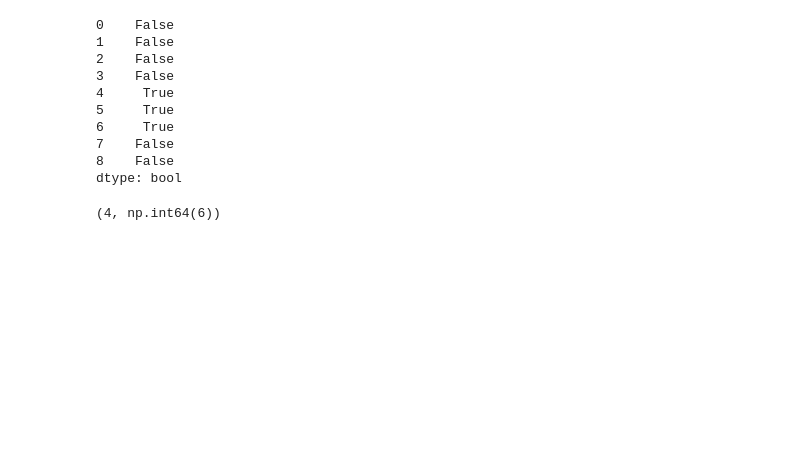
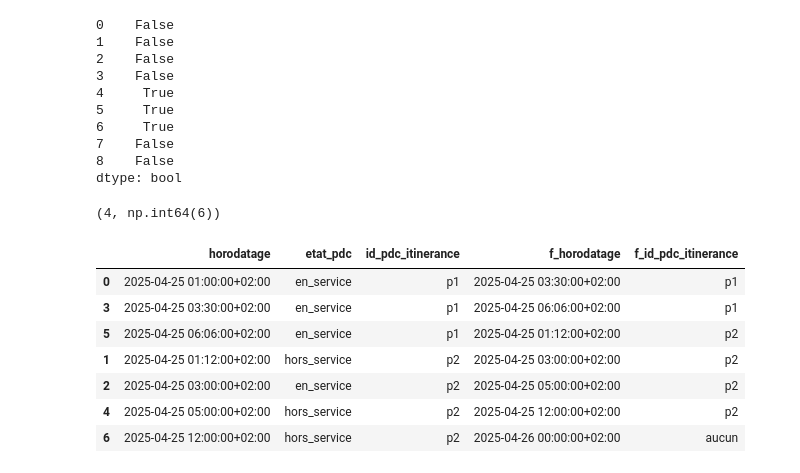
Before and after one commit to loco-labs/qualicharge-rtet, a Jupyter notebook: saturation/source/tests_saturation.ipynb, the cells around one changed output. Saved outputs shown, nothing was run; the diff lists cells and outputs as text; code cells hidden in the pictures; blank space fills up the shorter version.

```diff
--- a/saturation/source/tests_saturation.ipynb
+++ b/saturation/source/tests_saturation.ipynb
@@ -434,3 +447,61 @@ fin = debut + tailles[idx] - 1
 debut, fin
 # %% [output]
 (4, np.int64(6))
+# %%
+
+def decal(data, timestamp, samples_per_day):
+    samples = pd.date_range(
+        start=timestamp,
+        end=timestamp + pd.Timedelta(days=1),
+        periods=samples_per_day + 1,
+    )
+    periode = pd.DataFrame({"periode": samples[0:samples_per_day]})
+    state = data.sort_values(
+        by=["id_pdc_itinerance", "horodatage"]
+    )
+    state = state[(state["etat_pdc"] != "inconnu")]
+    state["f_horodatage"] = list(state["horodatage"])[1 : len(state)] + [
+        samples[samples_per_day]
+    ]
+    state["f_id_pdc_itinerance"] = list(state["id_pdc_itinerance"])[1 : len(state)] + [
+        "aucun"
+    ]
+    return state
+
+def decal2(data, timestamp, samples_per_day):
+    samples = pd.date_range(
+        start=timestamp,
+        end=timestamp + pd.Timedelta(days=1),
+        periods=samples_per_day + 1,
+    )
+    periode = pd.DataFrame({"periode": samples[0:samples_per_day]})
+    state = data.sort_values(
+        by=["id_pdc_itinerance", "horodatage"]
+    )
+    state = state[(state["etat_pdc"] != "inconnu")]
+    state["f_horodatage"] = state["horodatage"].shift(-1)
+    state.loc[state.index[-1], "f_horodatage"] = samples[samples_per_day]
+    state["f_id_pdc_itinerance"] = state["id_pdc_itinerance"].shift(-1)
+    state.loc[state.index[-1], "f_id_pdc_itinerance"] = "aucun"
+    return state
+
+echantillons = 24
+timestamp = pd.Timestamp('2025-04-25T00:00:00+02:00')
+valeurs = [1, 1.2, 3, 3.5, 5, 6.1, 12] # p1 : [1, 3.5, 6.1] p2 : [1.2, 3, 5, 12]
+
+test = pd.DataFrame( {'horodatage': [timestamp + pd.Timedelta(hours=val) for val in valeurs],
+                      'etat_pdc':['en_service', 'hors_service', 'en_service', 'en_service',
+                                  'hors_service', 'en_service', 'hors_service'],
+                      'id_pdc_itinerance': ['p1', 'p2', 'p2', 'p1', 'p2', 'p1', 'p2']})
+
+res = decal(test, timestamp, echantillons)
+res
+# %% [output]
+|  | horodatage | etat_pdc | id_pdc_itinerance | f_horodatage | f_id_pdc_itinerance |
+| 0 | 2025-04-25 01:00:00+02:00 | en_service | p1 | 2025-04-25 03:30:00+02:00 | p1 |
+| 3 | 2025-04-25 03:30:00+02:00 | en_service | p1 | 2025-04-25 06:06:00+02:00 | p1 |
+| 5 | 2025-04-25 06:06:00+02:00 | en_service | p1 | 2025-04-25 01:12:00+02:00 | p2 |
+| 1 | 2025-04-25 01:12:00+02:00 | hors_service | p2 | 2025-04-25 03:00:00+02:00 | p2 |
+| 2 | 2025-04-25 03:00:00+02:00 | en_service | p2 | 2025-04-25 05:00:00+02:00 | p2 |
+| 4 | 2025-04-25 05:00:00+02:00 | hors_service | p2 | 2025-04-25 12:00:00+02:00 | p2 |
+| 6 | 2025-04-25 12:00:00+02:00 | hors_service | p2 | 2025-04-26 00:00:00+02:00 | aucun |
```
Also changed, not shown: parts of 3 cells of this notebook, 1 other file.
